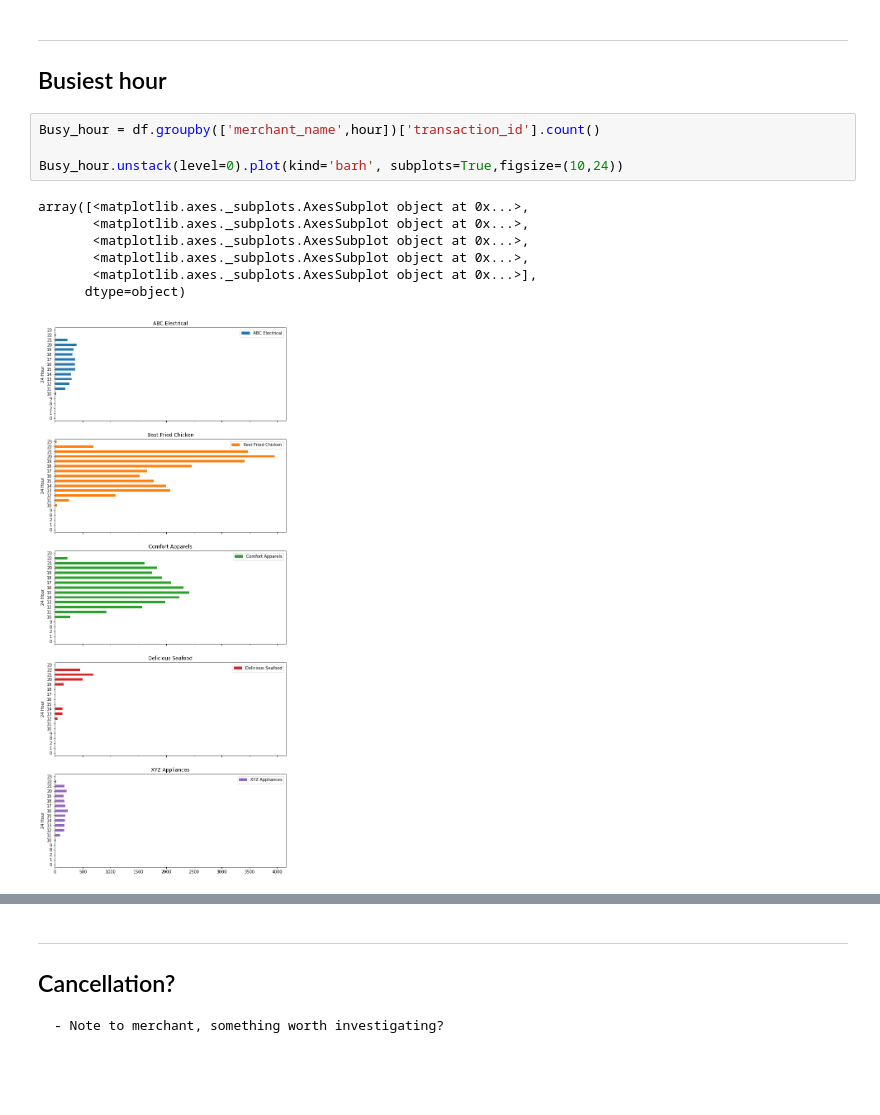
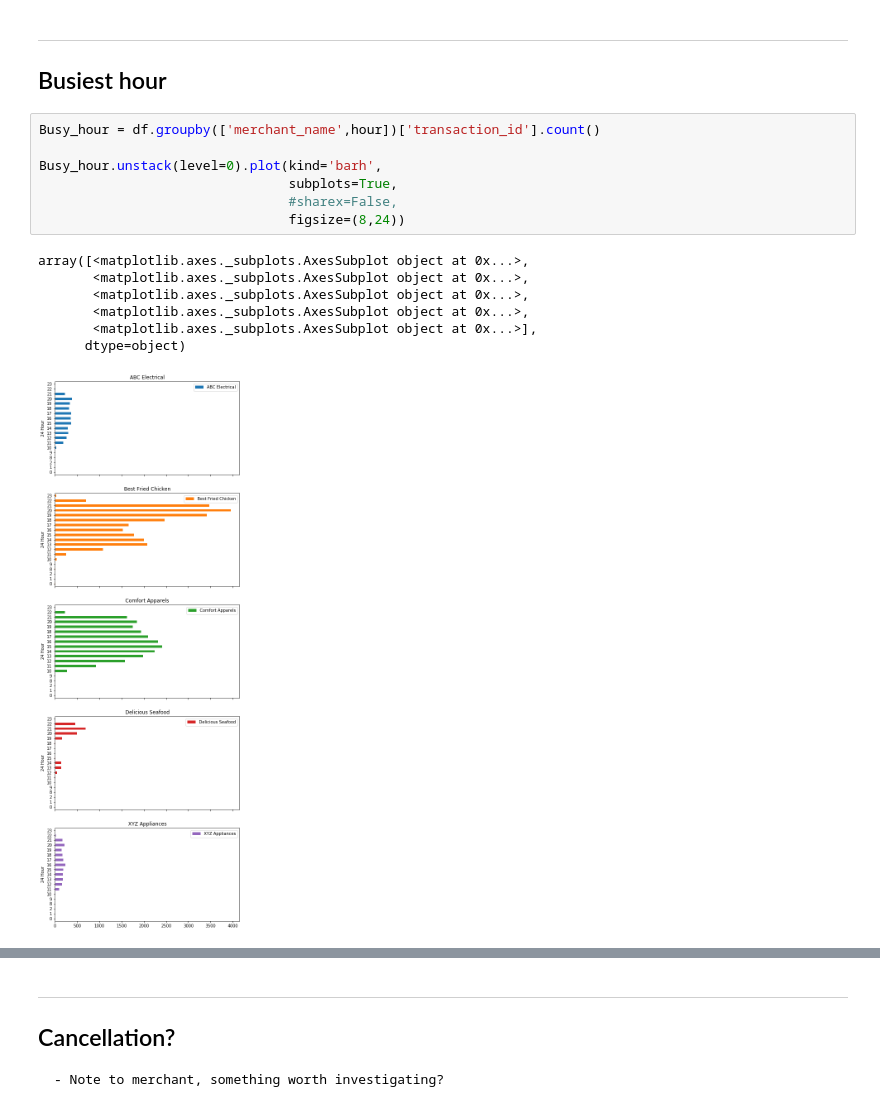
Before and after one commit to GetCurious/expert-train, a Jupyter notebook: PersonalStuff/FaveBI - Asignment/NatonChin - FBI Section A (Transaction).ipynb, the cells around one changed output, grey strips where cells are left out. Cells and saved outputs as stored; diff of their text form; blank space fills up the shorter version.

```diff
--- a/PersonalStuff/FaveBI - Asignment/NatonChin - FBI Section A (Transaction).ipynb
+++ b/PersonalStuff/FaveBI - Asignment/NatonChin - FBI Section A (Transaction).ipynb
@@ -283,12 +292,15 @@ array([<matplotlib.axes._subplots.AxesSubplot object at 0x...>,
 # %%
 Busy_hour = df.groupby(['merchant_name',hour])['transaction_id'].count()
 
-Busy_hour.unstack(level=0).plot(kind='barh', subplots=True,figsize=(10,24))
+Busy_hour.unstack(level=0).plot(kind='barh',
+                                subplots=True,
+                                #sharex=False,
+                                figsize=(8,24))
 # %% [output]
 array([<matplotlib.axes._subplots.AxesSubplot object at 0x...>,
        <matplotlib.axes._subplots.AxesSubplot object at 0x...>,
        <matplotlib.axes._subplots.AxesSubplot object at 0x...>,
        <matplotlib.axes._subplots.AxesSubplot object at 0x...>,
        <matplotlib.axes._subplots.AxesSubplot object at 0x...>],
       dtype=object)
-[figure, old version]
+[figure, new version]
```
Also changed, not shown: parts of 10 cells of this notebook.
